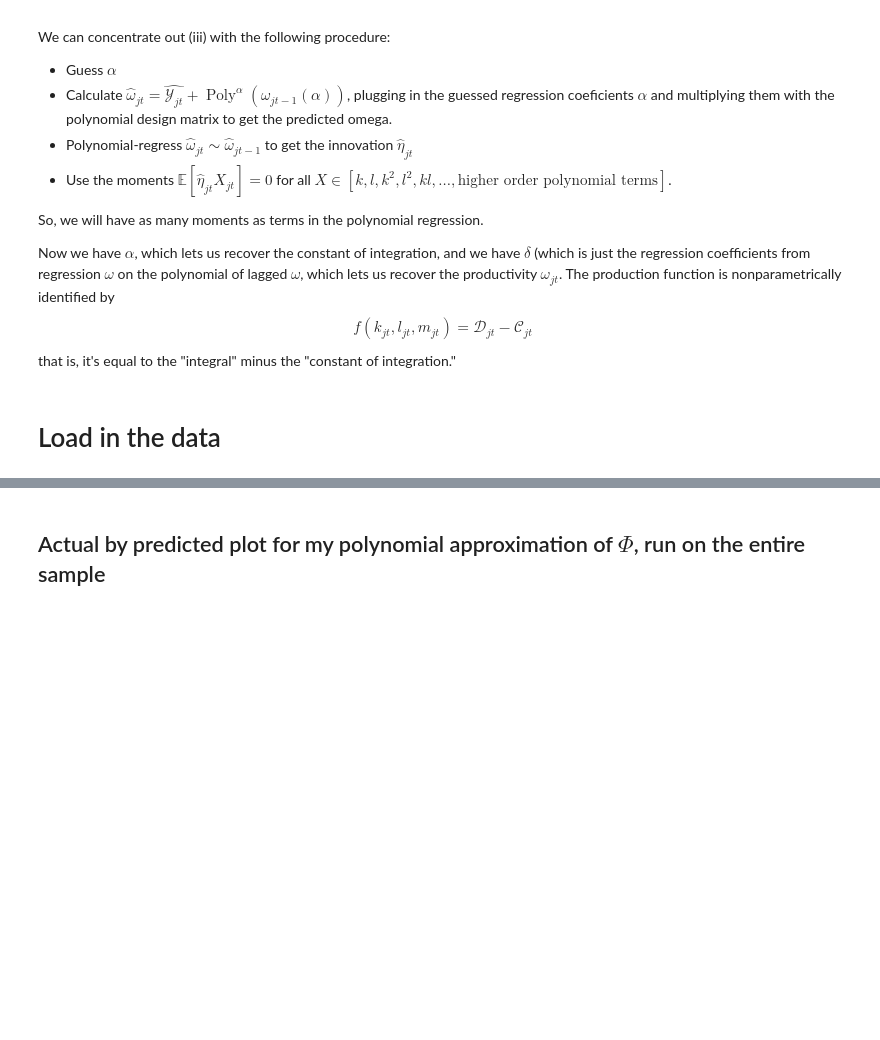
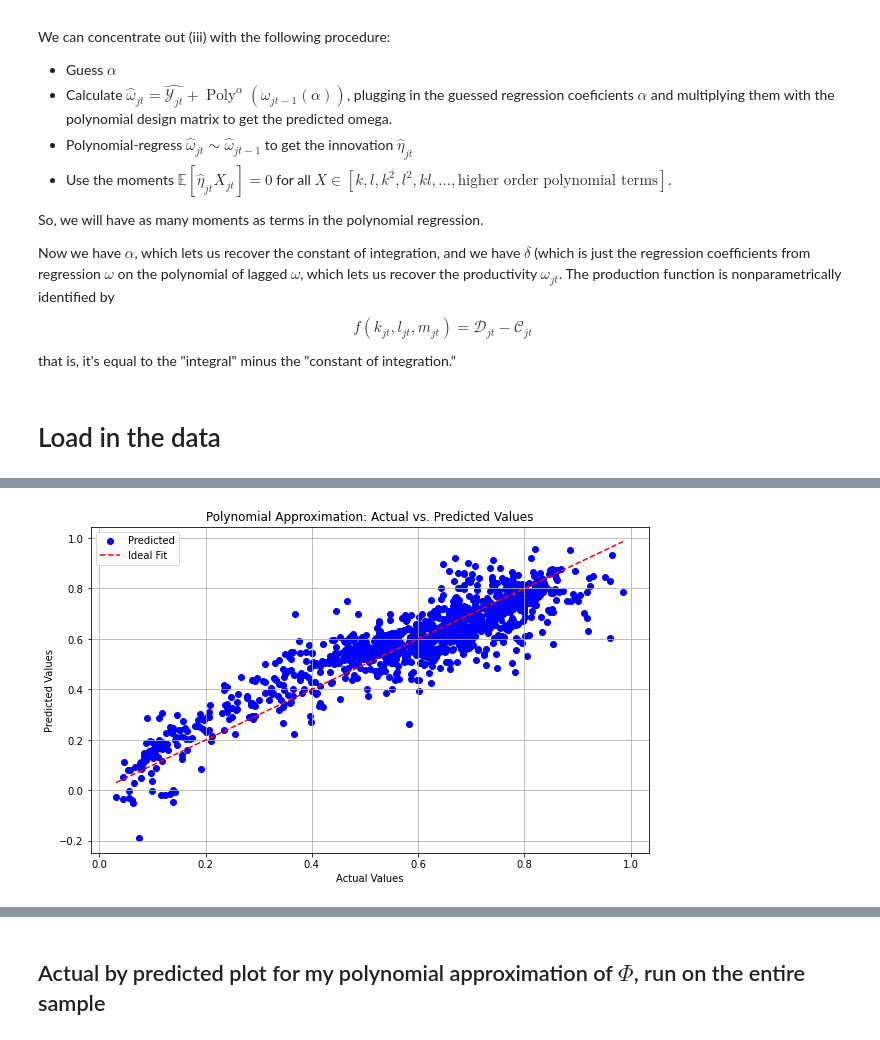
Before and after one commit to RussellMiles310/IO-Problem-Sets, a Jupyter notebook: PS3_Russell/Code_Python/GNR.ipynb, the cells around one changed output, grey strips where cells are left out. Cells and saved outputs as stored; diff of their text form; code cells hidden in the pictures; blank space fills up the shorter version.

```diff
--- a/PS3_Russell/Code_Python/GNR.ipynb
+++ b/PS3_Russell/Code_Python/GNR.ipynb
@@ -242,0 +231,38 @@ Phi = eval_phi_poly(xvars, degree, gammas)
+# %%
+degree= 1
+#Make the polynomial design matrix
+xvars = df[['k', 'l', 'm']].to_numpy()
+s = df[['s']].to_numpy()
+X_poly_D = poly_design_matrix(xvars, degree)
+#calculate the gradient of the objective function using AutoGrad
+autogradient_nlls = grad(nlls_share_obj)
+autohessian_nlls = hessian(nlls_share_obj)
+#initial guess
+#gammaprime0 = np.array([1, 1, 1, 1])
+#ammaprime0 =
+#lls_share_obj(gammaprime0, X_poly_D, s)
+#_poly_D@gammaprime0
+
+es = np.exp(s)
+
+gammaprime_linear_reg = np.linalg.solve(X_poly_D.T@X_poly_D, X_poly_D.T@es)
+
+eshat = X_poly_D@gammaprime_linear_reg
+# %%
+# Example data (replace these with your actual y and yhat values)
+# Create a scatter plot for actual vs. predicted
+plt.figure(figsize=(10, 6))
+plt.scatter(es, eshat, color='blue', label='Predicted', marker='o')
+plt.plot([min(es), max(es)], [min(es), max(es)], color='red', linestyle='--', label='Ideal Fit')
+
+# Add labels and title
+plt.xlabel('Actual Values')
+plt.ylabel('Predicted Values')
+plt.title('Polynomial Approximation: Actual vs. Predicted Values')
+plt.legend()
+plt.grid()
+
+# Show the plot
+plt.show()
+# %% [output]
+[figure, added]
```
Also changed, not shown: parts of 10 cells of this notebook, 2 other files.
